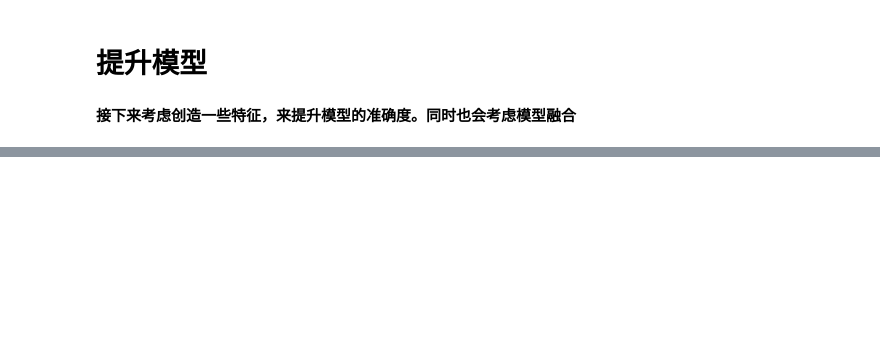
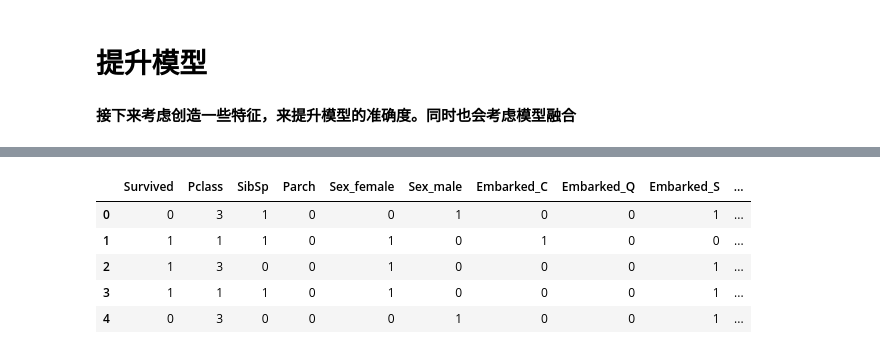
Before and after one commit to Miki123-gif/Competition-Training, a Jupyter notebook: 参照特征工程入门这本书.ipynb, the cells around one changed output, grey strips where cells are left out. Cells and saved outputs as stored; diff of their text form; code cells hidden in the pictures; blank space fills up the shorter version.

```diff
--- a/参照特征工程入门这本书.ipynb
+++ b/参照特征工程入门这本书.ipynb
@@ -443,0 +529,2 @@ dtype: float64
+# %%
+train2 = train1.copy()
@@ -443,0 +546,14 @@ dtype: float64
+# %%
+min_max = MinMaxScaler()
+min_max_data = pd.DataFrame(min_max.fit_transform(train2[['Age', 'Fare']]), columns=['Age_scaler', 'Fare_scaler'])
+# %%
+train2 = pd.concat([train2, min_max_data], axis=1).drop(['Age','Fare'], axis=1)
+# %%
+train2.head()
+# %% [output]
+|  | Survived | Pclass | SibSp | Parch | Sex_female | Sex_male | Embarked_C | Embarked_Q | Embarked_S | ... |
+| 0 | 0 | 3 | 1 | 0 | 0 | 1 | 0 | 0 | 1 | ... |
+| 1 | 1 | 1 | 1 | 0 | 1 | 0 | 1 | 0 | 0 | ... |
+| 2 | 1 | 3 | 0 | 0 | 1 | 0 | 0 | 0 | 1 | ... |
+| 3 | 1 | 1 | 1 | 0 | 1 | 0 | 0 | 0 | 1 | ... |
+| 4 | 0 | 3 | 0 | 0 | 0 | 1 | 0 | 0 | 1 | ... |
```
Also changed, not shown: parts of 22 cells of this notebook.
